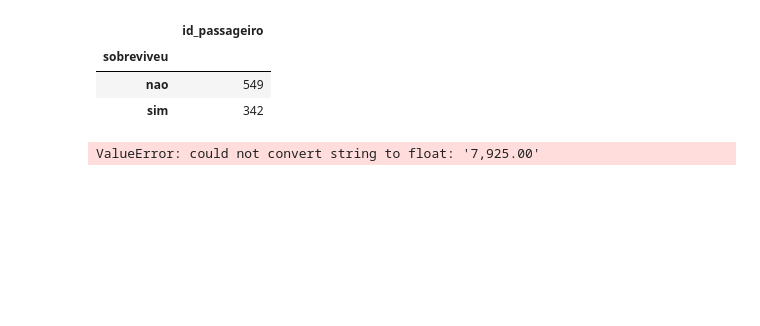
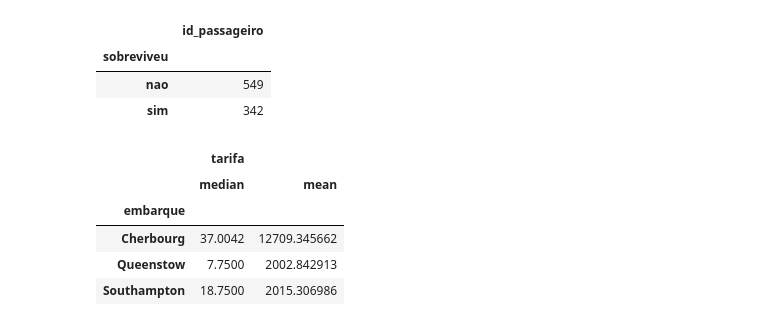
Before and after one commit to anaclaramilani/intro_python_verao_ime_2023, a Jupyter notebook: exercicios/exercicio02.ipynb, the cells around one changed output. Cells and saved outputs as stored; diff of their text form; code cells hidden in the pictures; blank space fills up the shorter version.

```diff
--- a/exercicios/exercicio02.ipynb
+++ b/exercicios/exercicio02.ipynb
@@ -166,8 +185,11 @@ df[['sobreviveu','id_passageiro']].groupby(['sobreviveu']).count()
 | sim | 342 |
 # %%
 # EX 9
-df['tarifa'] = df['tarifa'].astype(float)
-
-#[['embarque','tarifa']].groupby('embarque').agg('median')
+df[['embarque','tarifa']].groupby('embarque').agg(['median','mean'])
 # %% [output]
-ValueError: could not convert string to float: '7,925.00'
+|  | tarifa |  |
+|  | median | mean |
+| embarque |  |  |
+| Cherbourg | 37.0042 | 12709.345662 |
+| Queenstow | 7.7500 | 2002.842913 |
+| Southampton | 18.7500 | 2015.306986 |
```
Also changed, not shown: parts of 6 cells of this notebook, 1 other file.
